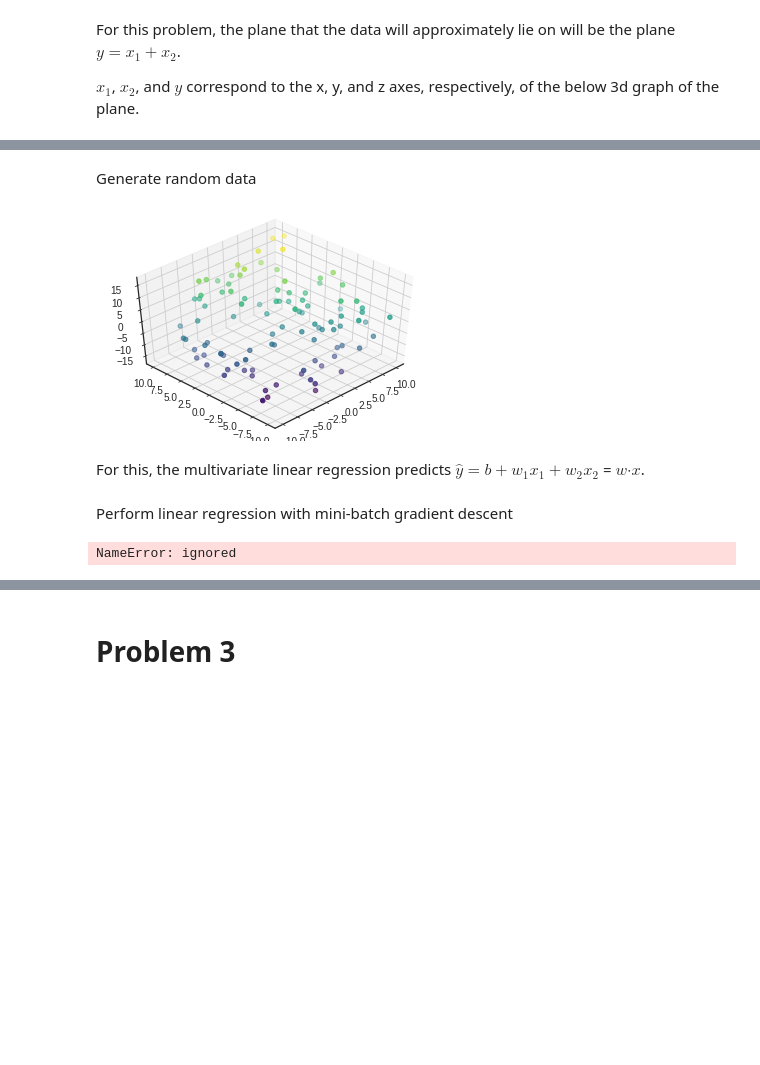
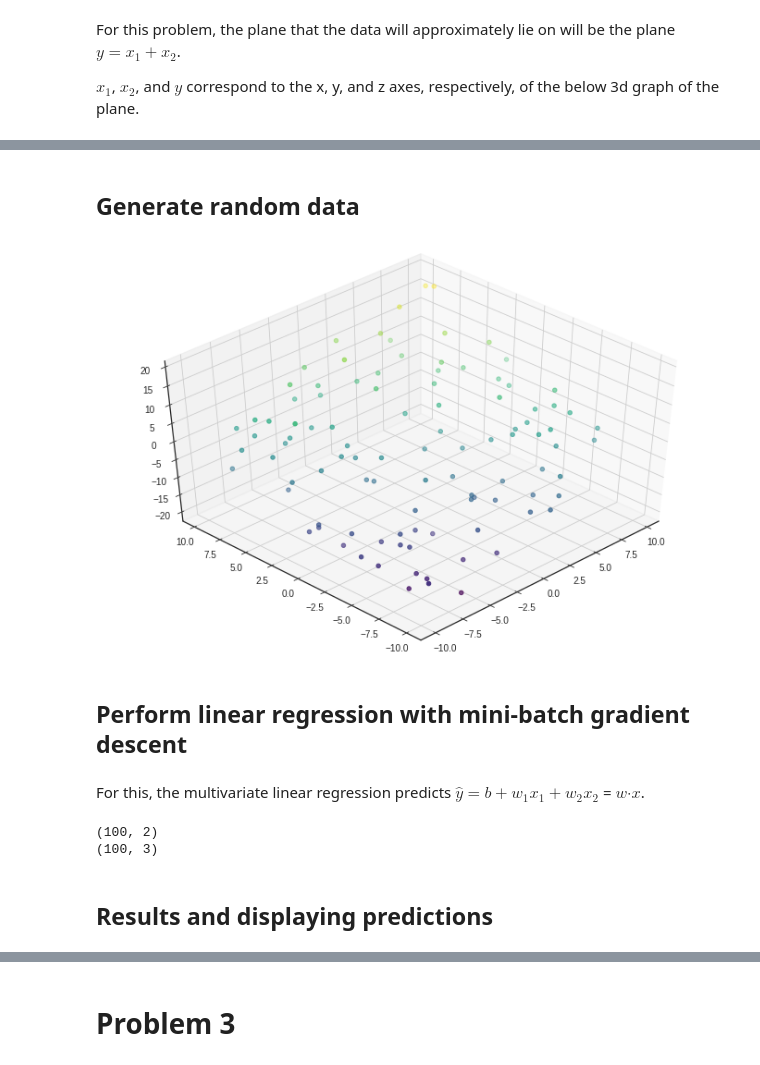
Before and after one commit to cweikucf/cap4630, a Jupyter notebook: HW_2/ConnerWeik_CAP4630_Homework2.ipynb, the cells around one changed output, grey strips where cells are left out. Drawn from its saved outputs; the diff is of its cells as text; code cells hidden in the pictures; blank space fills up the shorter version.

```diff
--- a/HW_2/ConnerWeik_CAP4630_Homework2.ipynb
+++ b/HW_2/ConnerWeik_CAP4630_Homework2.ipynb
@@ -171,58 +175,37 @@ ax.view_init(45, 225)
 # %% [markdown]
-Generate random data
+## Generate random data
 # %%
 # Create random data.
 
 m = 100
 
 # Create data corresponding to 100 random (x_1, x_2, y) triples,
 # with x_1 and x_2 both being values in [-10, 10).
 # The y value for each triple is equal to the y value such that
 # y = x_1 + x_2 for the corresponding x_1 and x_2, plus a random offset in [-1, 1).
 
 X_1 = 20 * np.random.random_sample(m) - 10
 X_2 = 20 * np.random.random_sample(m) - 10
-Y = X_1 + X_2 +  2 * np.random.randn(m) - 1
+X = np.array([X_1, X_2]).T
+y = np.array([X_1 + X_2 +  2 * np.random.randn(m) - 1]).T
+
+fig = plt.figure(figsize=(12, 8))
 
 ax = plt.axes(projection='3d')
-ax.scatter3D(X_1, X_2, Y, c=Y, cmap='viridis');
+ax.scatter3D(X_1, X_2, y, c=y, cmap='viridis');
 
 ax.view_init(45, 225)
 # %% [output]
-[figure, old version]
+[figure, new version]
+# %% [markdown]
+## Perform linear regression with mini-batch gradient descent
 # %% [markdown]
 For this, the multivariate linear regression predicts $\hat{y}=b + w_1 x_1 + w_2x_2$ = $w\boldsymbol{\cdot} x$.
-# %% [markdown]
-Perform linear regression with mini-batch gradient descent
-# %%
-initial_weight = np.random.randn(3, 1)
-X_new = np.array([[0], [1], [1]])
-X_b = np.column_stack([np.ones((m, 1)), X_1, X_2])
-X_new_b = np.column_stack([np.ones((3, 1)), X_new])
-
-def plot_gradient_descent(weight, lr, weight_path=None):
-    # plot training data
-    plt.plot(X_1, X_2, y, "b.")
-    # plot initial prediction
-    y_predict = X_new_b.dot(weight)
-    plt.plot(X_new, y_predict, "r--")
-
-    if weight_path is not None:
-      weight_path.append(weight)
-
-    for epoch in range(epochs):
-        gradient = 1 / m * X_b.T.dot(X_b.dot(weight) - y)
-        weight = weight - lr * gradient
-        if weight_path is not None:
-            weight_path.append(weight)
-        # plot prediction after weight update
-        y_predict = X_new_b.dot(weight)
-        plt.plot(X_new, y_predict, "b-")
-
-    plt.xlabel("$x_1$", fontsize=18)
-    plt.axis([0, 2, 0, 15])
-    plt.title("lr {}".format(lr), fontsize=16)
-
-plot_gradient_descent(initial_weight, 0.1, [])
-# %% [output]
-NameError: ignored
+# %%
+# Add x0 = 1. Where X had (x1, x2), X_b now has (1, x1, x2).
+print(X.shape)
+X_b = np.column_stack([np.ones((m, 1)), X])
+print(X_b.shape)
+# %% [output]
+(100, 2)
+(100, 3)
@@ -228,0 +235,2 @@ NameError: ignored
+# %% [markdown]
+## Results and displaying predictions
```
Also changed, not shown: parts of 15 cells of this notebook.
